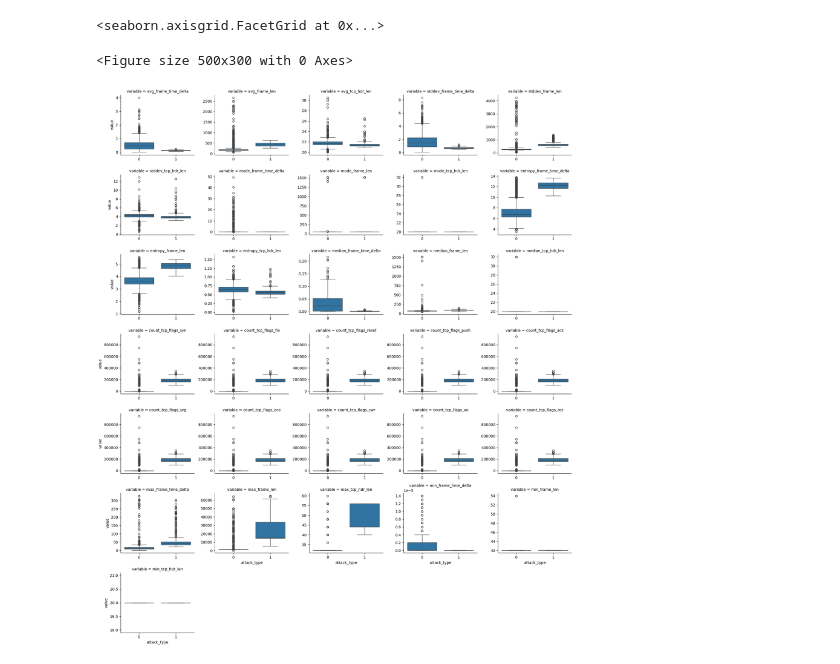
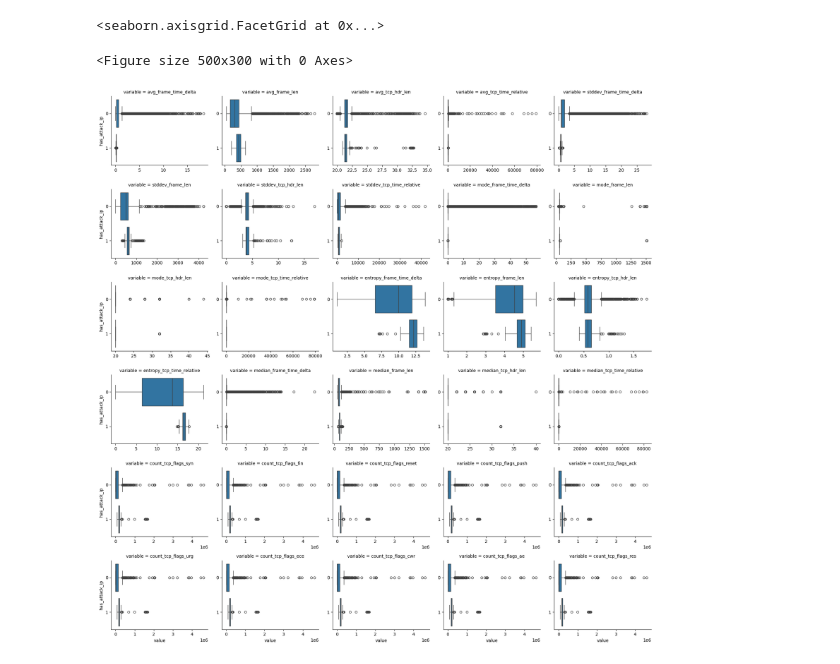
Before and after one commit to nlaha/cpts475_ML_intrusion_detection, a Jupyter notebook: analysis.ipynb, the cells around one changed output. Saved outputs shown, nothing was run; the diff lists cells and outputs as text; code cells hidden in the pictures.

```diff
--- a/analysis.ipynb
+++ b/analysis.ipynb
@@ -16,9 +16,9 @@ AGG_COLUMNS = [
 
 # print number of attacks and non-attacks
 sql = """
-    SELECT * FROM bots_agg
+    SELECT * FROM merged_aggregated
 """
-bots_data = con.execute(sql).df()
+full_data = con.execute(sql).df()
 
-bots_data
+full_data
 con.close()
@@ -57,63 +39,73 @@ con.close()
 # %%
 # look at some different features
+from config import ATTACK_TYPE_MAPPING
+
 
 plt.figure(figsize=(5, 3))
 # pivot columns to longer format
-bots_data_melt = bots_data.melt(id_vars=['date_minutes', 'attack_type'], value_vars=[
+bots_data_melt = full_data.melt(id_vars=['date_minutes', 'attack_type', 'is_attack', 'has_attack_ip'], value_vars=[
     'avg_frame_time_delta',
     'avg_frame_len',
     'avg_tcp_hdr_len',
+    'avg_tcp_time_relative',
 
     'stddev_frame_time_delta',
     'stddev_frame_len',
     'stddev_tcp_hdr_len',
+    'stddev_tcp_time_relative',
 
     'mode_frame_time_delta',
     'mode_frame_len',
     'mode_tcp_hdr_len',
+    'mode_tcp_time_relative',
 
     'entropy_frame_time_delta',
     'entropy_frame_len',
     'entropy_tcp_hdr_len',
+    'entropy_tcp_time_relative',
 
     'median_frame_time_delta',
     'median_frame_len',
     'median_tcp_hdr_len',
+    'median_tcp_time_relative',
 
     'count_tcp_flags_syn',
     'count_tcp_flags_fin',
     'count_tcp_flags_reset',
     'count_tcp_flags_push',
     'count_tcp_flags_ack',
     'count_tcp_flags_urg',
     'count_tcp_flags_ece',
     'count_tcp_flags_cwr',
     'count_tcp_flags_ae',
     'count_tcp_flags_res',
 
-    'max_frame_time_delta',
-    'max_frame_len',
-    'max_tcp_hdr_len',
+    # 'count_proto_tcp',
+    # 'count_proto_udp',
+    # 'count_proto_tls',
+    # 'count_proto_http',
+    # 'count_proto_smb',
+    # 'count_proto_rdp'
+])
 
-    'min_frame_time_delta',
-    'min_frame_len',
-    'min_tcp_hdr_len',
-])
+ATTACK_TYPE_MAPPING_INV = {v: k for k, v in ATTACK_TYPE_MAPPING.items()}
+bots_data_melt['attack_type_str'] = bots_data_melt['attack_type'].map(ATTACK_TYPE_MAPPING_INV)
 
 sns.catplot(
     data=bots_data_melt,
-    x='attack_type',
-    y='value',
+    y='has_attack_ip',
+    x='value',
     kind='box',
     col='variable',
+    orient='h',
     col_wrap=5,
     sharey=False,
     sharex=False,
     height=3,
     aspect=1.2,
     margin_titles=True,
 )
 # %% [output]
 <seaborn.axisgrid.FacetGrid at 0x...>
 <Figure size 500x300 with 0 Axes>
-[figure, old version]
+[figure, new version]
```
Also changed, not shown: parts of 3 cells of this notebook, 4 other files.
